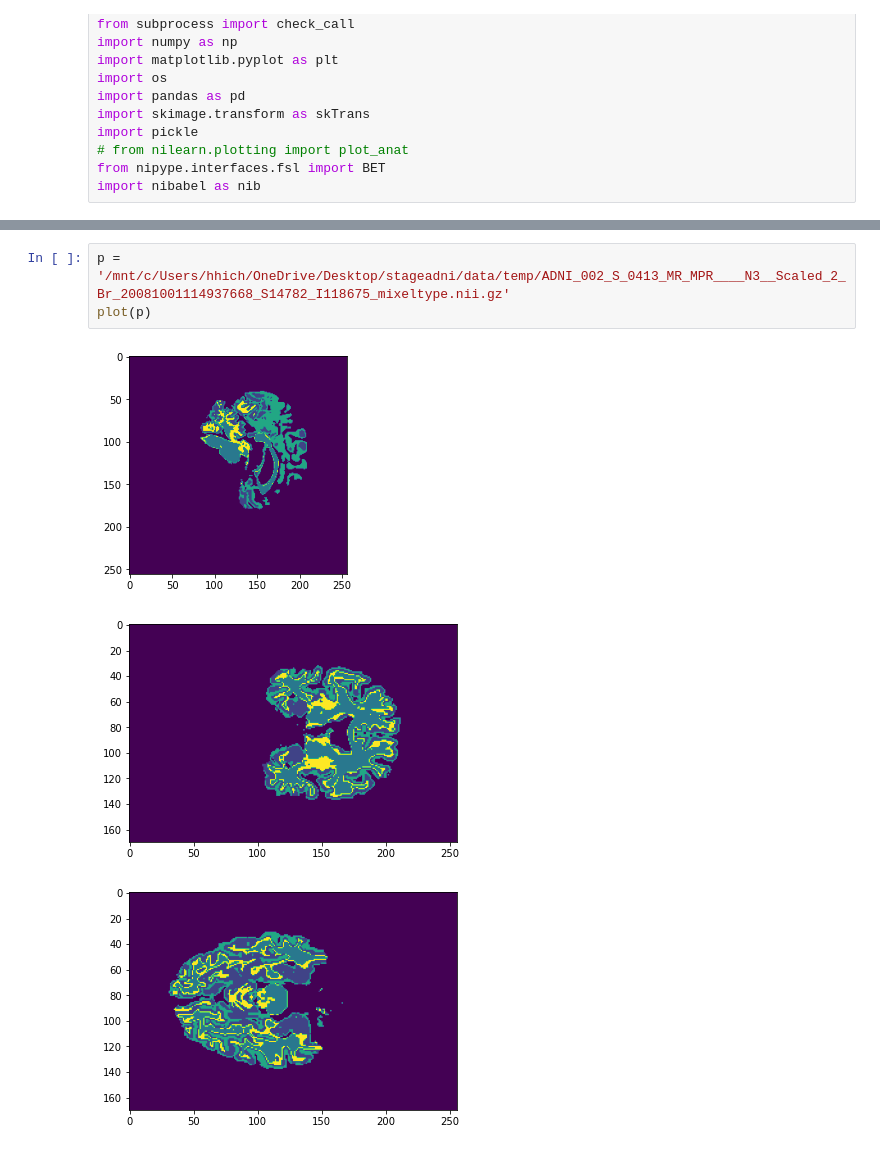
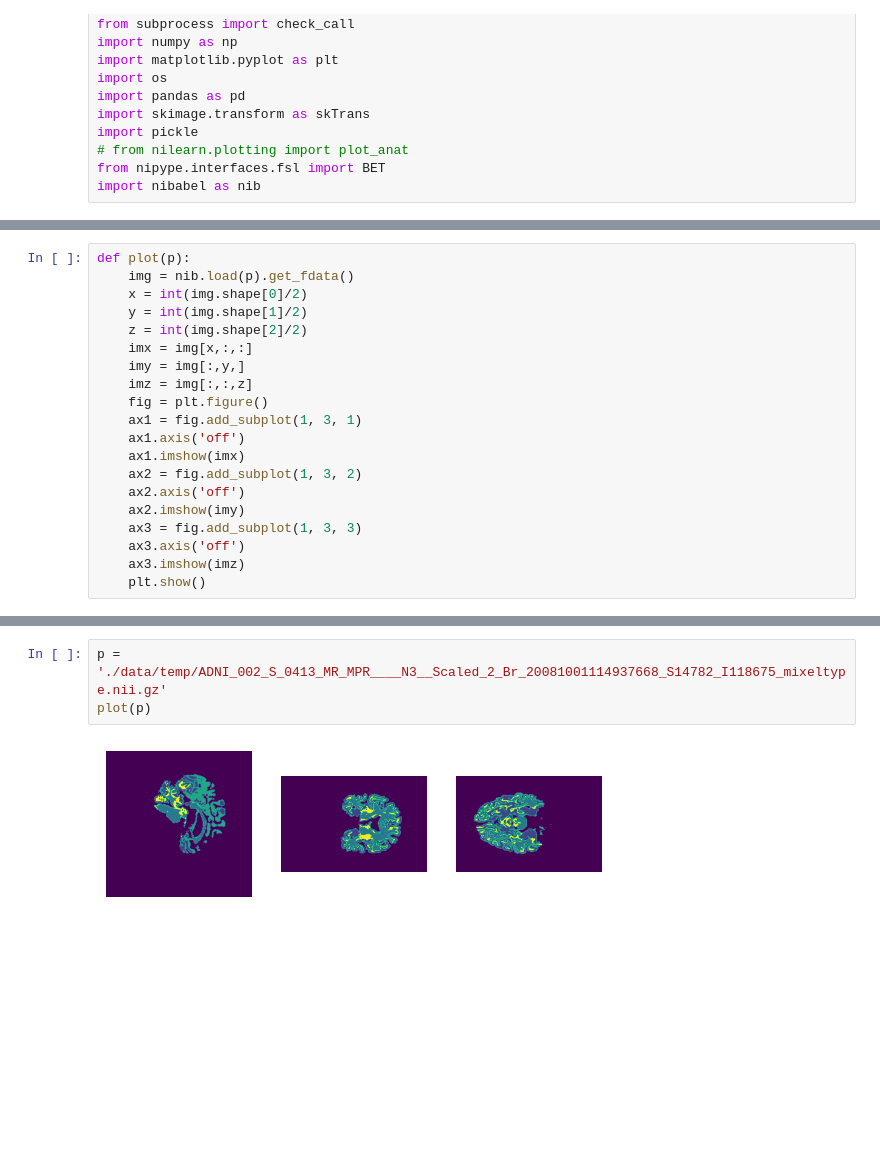
Before and after one commit to not-lain/automatic-adni-data-processing, a Jupyter notebook: 0_viewer.ipynb, the cells around one changed output, grey strips where cells are left out. Cells and saved outputs as stored; diff of their text form; blank space fills up the shorter version.

```diff
--- a/0_viewer.ipynb
+++ b/0_viewer.ipynb
@@ -31,3 +31,23 @@ def plot(p):
+# %%
+def plot(p):
+    img = nib.load(p).get_fdata()
+    x = int(img.shape[0]/2)
+    y = int(img.shape[1]/2)
+    z = int(img.shape[2]/2)
+    imx = img[x,:,:]
+    imy = img[:,y,]
+    imz = img[:,:,z]
+    fig = plt.figure()
+    ax1 = fig.add_subplot(1, 3, 1)
+    ax1.axis('off')
+    ax1.imshow(imx)
+    ax2 = fig.add_subplot(1, 3, 2)
+    ax2.axis('off')
+    ax2.imshow(imy)
+    ax3 = fig.add_subplot(1, 3, 3)
+    ax3.axis('off')
+    ax3.imshow(imz)
+    plt.show()
 # %%
 p = './data/ADNIData/ADNI_002_S_0413_MR_MPR____N3__Scaled_2_Br_20081001114937668_S14782_I118675.nii'
 plot(p)
@@ -59,8 +71,6 @@ plot(p)
 # %%
-p = '/mnt/c/Users/hhich/OneDrive/Desktop/stageadni/data/temp/ADNI_002_S_0413_MR_MPR____N3__Scaled_2_Br_20081001114937668_S14782_I118675_mixeltype.nii.gz'
+p = './data/temp/ADNI_002_S_0413_MR_MPR____N3__Scaled_2_Br_20081001114937668_S14782_I118675_mixeltype.nii.gz'
 plot(p)
 # %% [output]
-[figure, old version]
+[figure, new version]
-[figure, removed]
-[figure, removed]
 # %%
```
Also changed, not shown: parts of 11 cells of this notebook.
